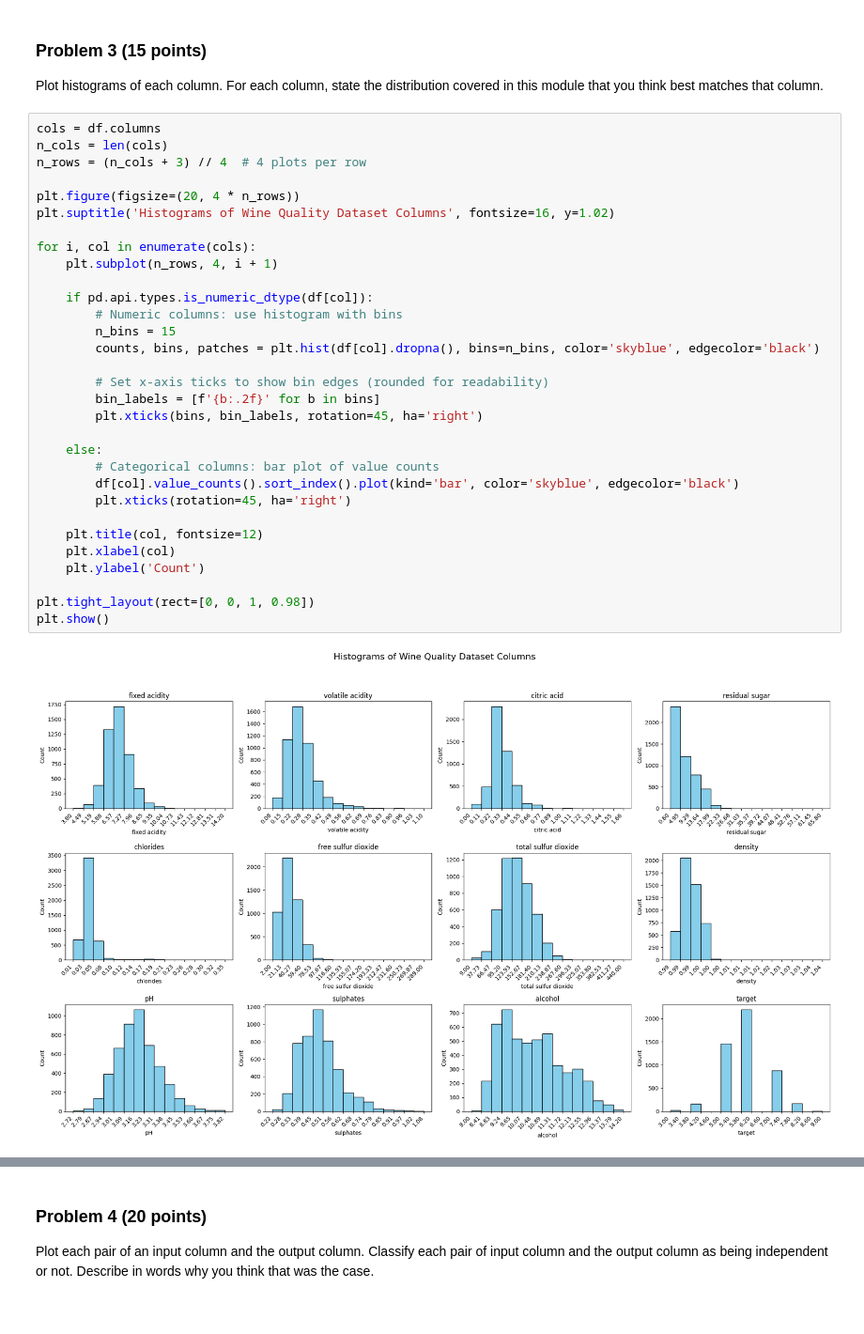
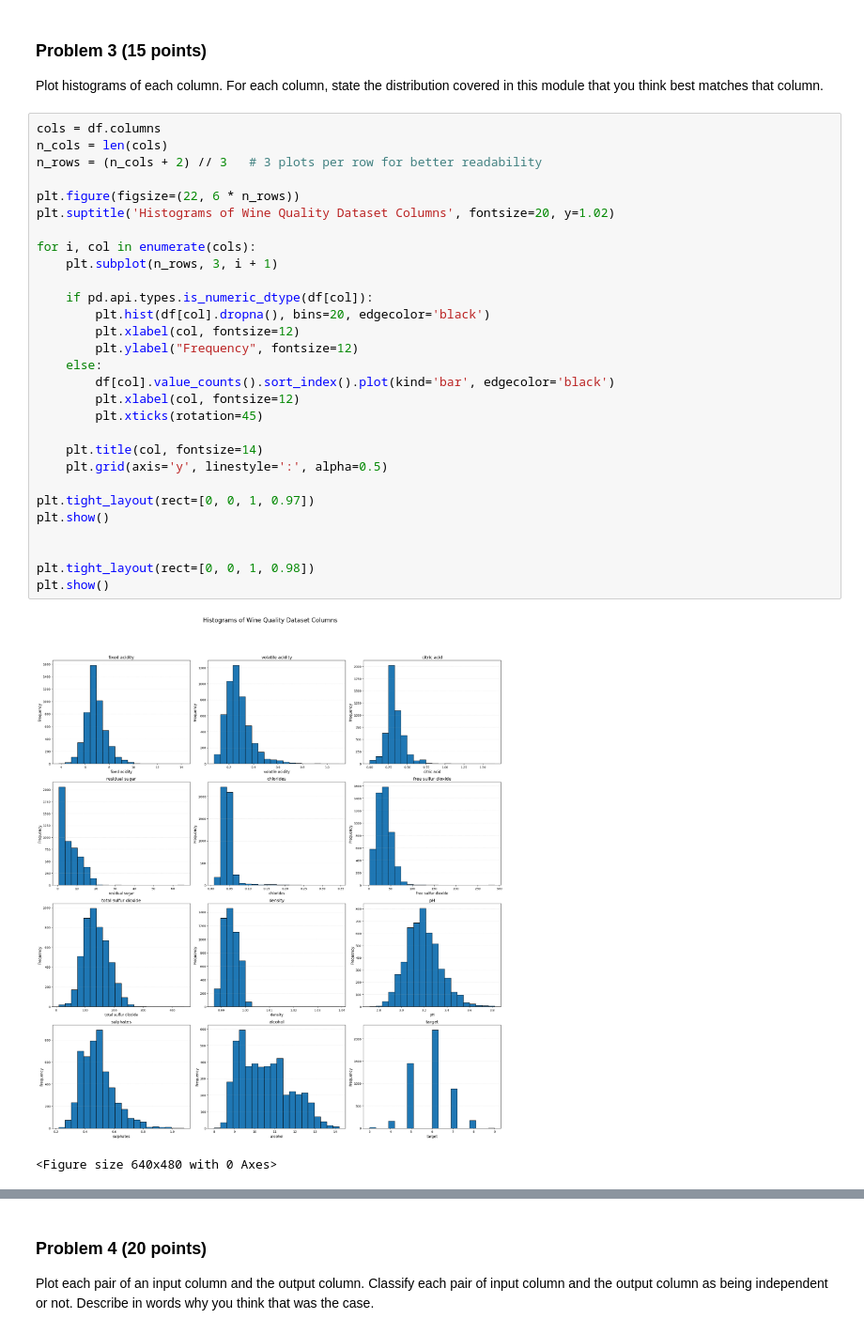
Before and after one commit to Ethnica16/dx601-final-project, a Jupyter notebook: project.ipynb, the cells around one changed output, grey strips where cells are left out. Shown at 94% size. Saved outputs shown, nothing was run; the diff lists cells and outputs as text.

```diff
--- a/project.ipynb
+++ b/project.ipynb
@@ -148,33 +148,32 @@ For each column, state the distribution covered in this module that you think be
 # %%
 cols = df.columns
 n_cols = len(cols)
-n_rows = (n_cols + 3) // 4  # 4 plots per row
+n_rows = (n_cols + 2) // 3   # 3 plots per row for better readability
 
-plt.figure(figsize=(20, 4 * n_rows))
-plt.suptitle('Histograms of Wine Quality Dataset Columns', fontsize=16, y=1.02)
+plt.figure(figsize=(22, 6 * n_rows))
+plt.suptitle('Histograms of Wine Quality Dataset Columns', fontsize=20, y=1.02)
 
 for i, col in enumerate(cols):
-    plt.subplot(n_rows, 4, i + 1)
+    plt.subplot(n_rows, 3, i + 1)
 
     if pd.api.types.is_numeric_dtype(df[col]):
-        # Numeric columns: use histogram with bins
-        n_bins = 15
-        counts, bins, patches = plt.hist(df[col].dropna(), bins=n_bins, color='skyblue', edgecolor='black')
+        plt.hist(df[col].dropna(), bins=20, edgecolor='black')
+        plt.xlabel(col, fontsize=12)
+        plt.ylabel("Frequency", fontsize=12)
+    else:
+        df[col].value_counts().sort_index().plot(kind='bar', edgecolor='black')
+        plt.xlabel(col, fontsize=12)
+        plt.xticks(rotation=45)
 
-        # Set x-axis ticks to show bin edges (rounded for readability)
-        bin_labels = [f'{b:.2f}' for b in bins]
-        plt.xticks(bins, bin_labels, rotation=45, ha='right')
+    plt.title(col, fontsize=14)
+    plt.grid(axis='y', linestyle=':', alpha=0.5)
 
-    else:
-        # Categorical columns: bar plot of value counts
-        df[col].value_counts().sort_index().plot(kind='bar', color='skyblue', edgecolor='black')
-        plt.xticks(rotation=45, ha='right')
+plt.tight_layout(rect=[0, 0, 1, 0.97])
+plt.show()
 
-    plt.title(col, fontsize=12)
-    plt.xlabel(col)
-    plt.ylabel('Count')
 
 plt.tight_layout(rect=[0, 0, 1, 0.98])
 plt.show()
 # %% [output]
-[figure, old version]
+[figure, new version]
+<Figure size 640x480 with 0 Axes>
```
Also changed, not shown: parts of 11 cells of this notebook.
